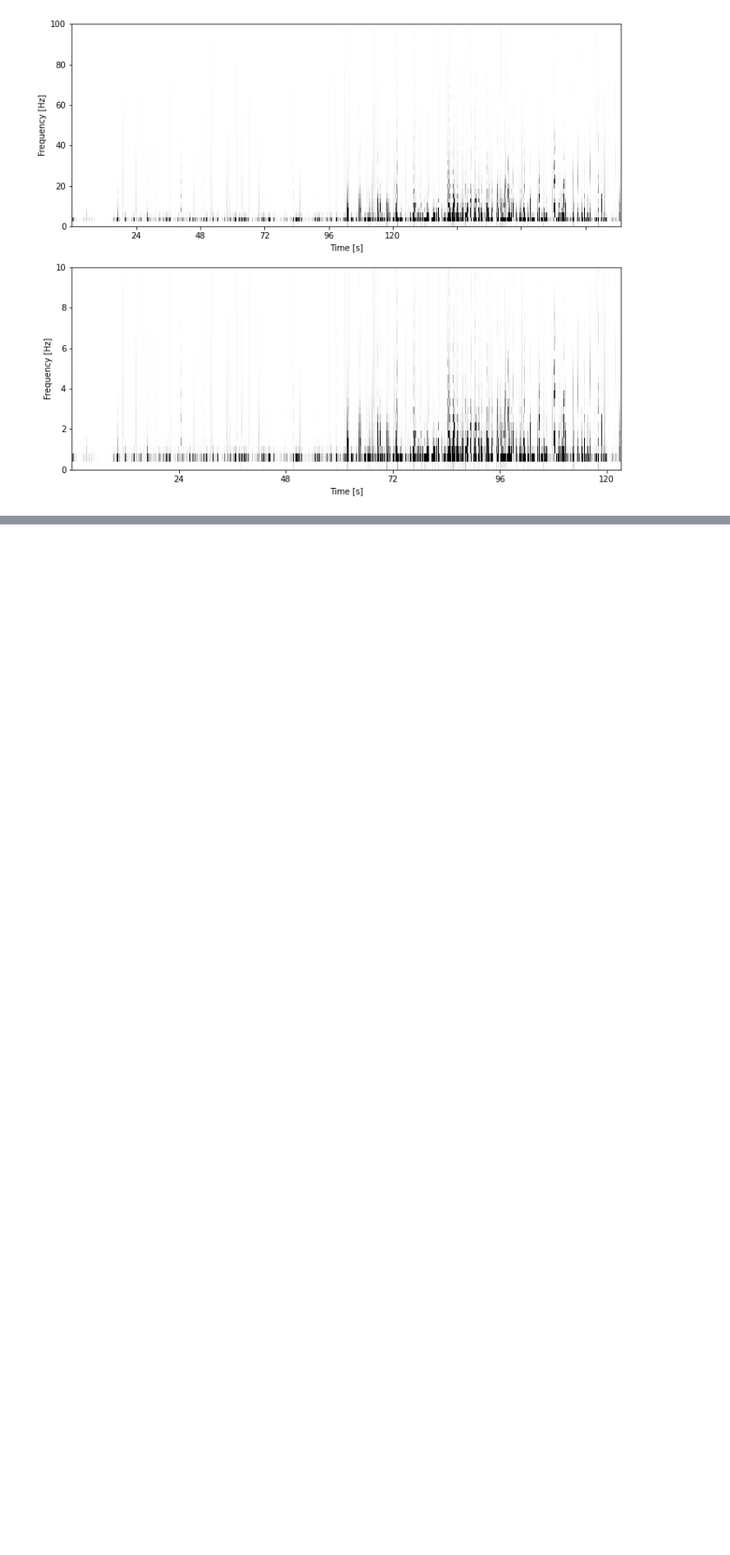
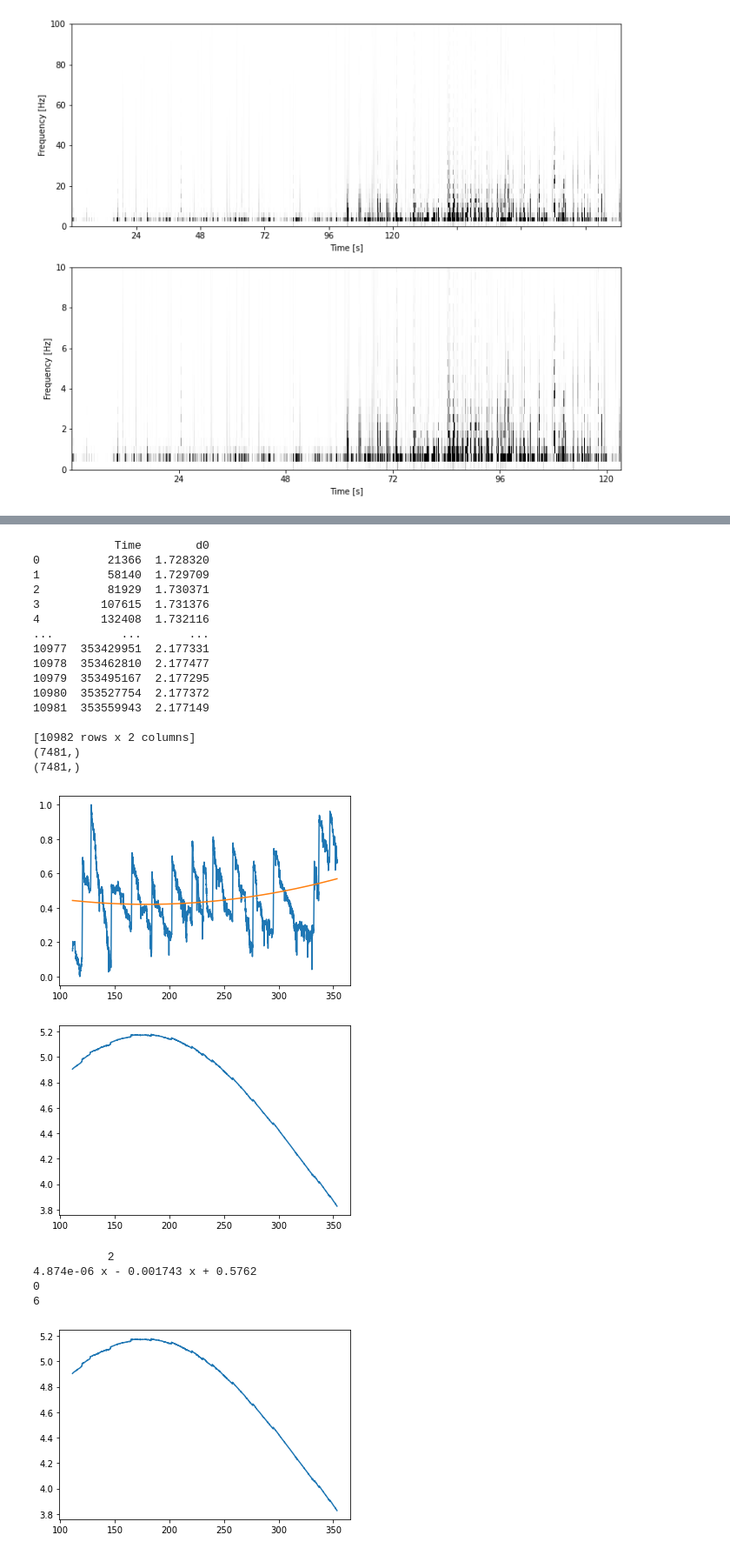
Before and after one commit to AmeVel2040/eclipseAmeyaSharing, a Jupyter notebook: InitialSpectogramAnalysis6-13-22.ipynb, the cells around one changed output, grey strips where cells are left out. Shown at 87% size. Saved outputs shown, nothing was run; the diff lists cells and outputs as text; code cells hidden in the pictures; blank space fills up the shorter version.

```diff
--- a/InitialSpectogramAnalysis6-13-22.ipynb
+++ b/InitialSpectogramAnalysis6-13-22.ipynb
@@ -392,0 +442,27 @@ genthePlots(dfnonzero.iloc[:,1].values,dfnonzero.iloc[:,5].values,0,600,100,20,2
+# %%
+#15000 SPS
+genthePlots(returnData('https://raw.githubusercontent.com/AmeVel2040/myPiFiles/main/LSStuffAmeya/17-06-22at01-08PM'),3500,-1,600,100,125,3,126)
+# %% [output]
+            Time        d0
+0          21366  1.728320
+1          58140  1.729709
+2          81929  1.730371
+3         107615  1.731376
+4         132408  1.732116
+...          ...       ...
+10977  353429951  2.177331
+10978  353462810  2.177477
+10979  353495167  2.177295
+10980  353527754  2.177372
+10981  353559943  2.177149
+
+[10982 rows x 2 columns]
+(7481,)
+(7481,)
+[figure, added]
+[figure, added]
+           2
+4.874e-06 x - 0.001743 x + 0.5762
+0
+6
+[figure, added]
```
Also changed, not shown: parts of 14 cells of this notebook.
